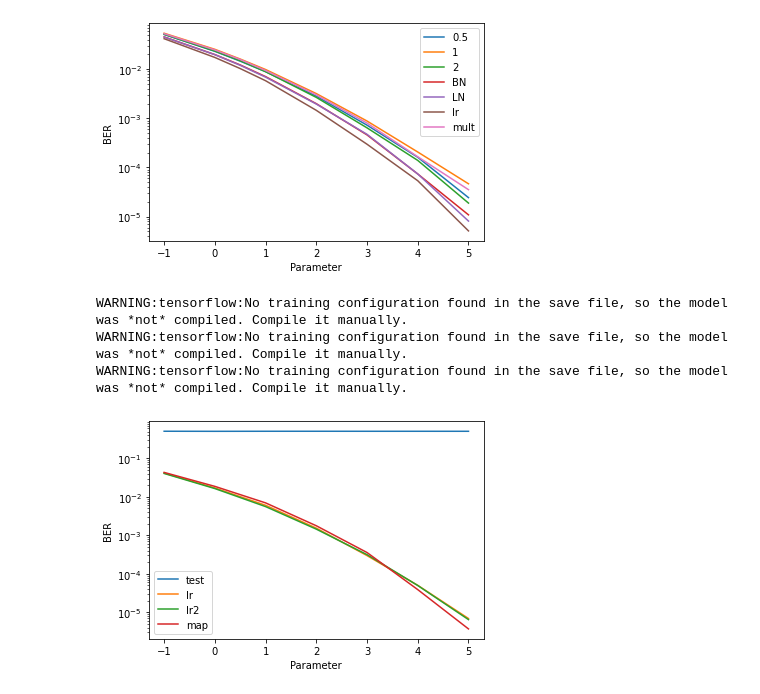
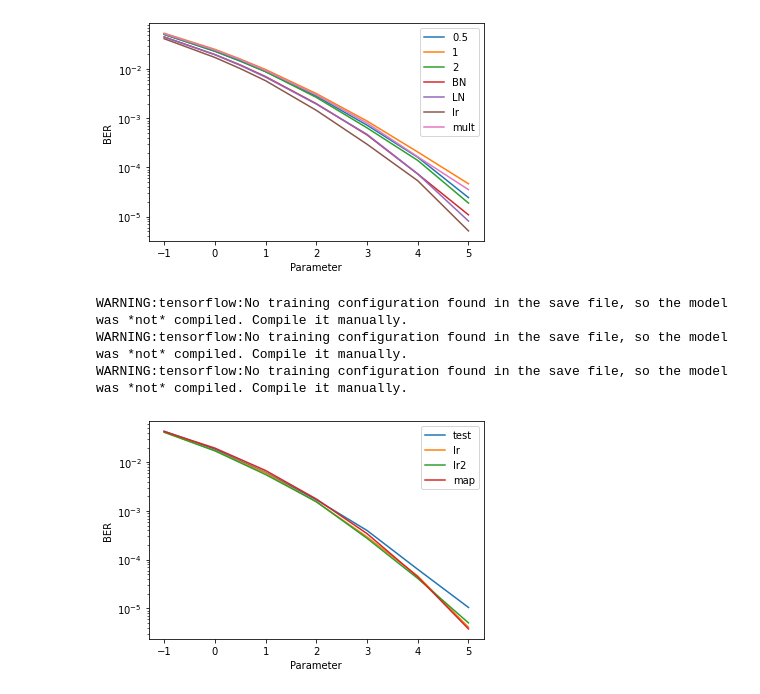
Before and after one commit to remzawi/deep_fec, a Jupyter notebook: OHAutoencoder_Plots.ipynb, the cells around one changed output. Cells and saved outputs as stored; diff of their text form; code cells hidden in the pictures.

```diff
--- a/OHAutoencoder_Plots.ipynb
+++ b/OHAutoencoder_Plots.ipynb
@@ -48,16 +45,16 @@ WARNING:tensorflow:No training configuration found in the save file, so the mode
 # %%
 from tensorflow.keras.models import load_model
 
-encoder_test,decoder_test=load_model('AWGNOHEncoder_test2.h5',custom_objects={'AWGN':AWGN,'Mish':Mish}),load_model('AWGNOHDecoder_test.h5',custom_objects={'AWGN':AWGN,'Mish':Mish},compile=False)
+encoder_test,decoder_test=load_model('AWGNOHEncoder_test3.h5',custom_objects={'AWGN':AWGN,'Mish':Mish}),load_model('AWGNOHDecoder_test3.h5',custom_objects={'AWGN':AWGN,'Mish':Mish},compile=False)
 encoder1_BN_lr,decoder1_BN_lr=load_model('AWGNOHEncoder_BN_lr.h5',custom_objects={'AWGN':AWGN}),load_model('AWGNOHDecoder_BN_lr.h5',custom_objects={'AWGN':AWGN},compile=False)
 encoder1_BN_lr2,decoder1_BN_lr2=load_model('AWGNOHEncoder_BN_lr2.h5',custom_objects={'AWGN':AWGN}),load_model('AWGNOHDecoder_BN_lr2.h5',custom_objects={'AWGN':AWGN},compile=False)
 
 
 encoder_list,decoder_list=[encoder_test,encoder1_BN_lr,encoder1_BN_lr2],[decoder_test,decoder1_BN_lr,decoder1_BN_lr2]
 multBER(encoder_list,decoder_list,'AWGN',[-1,0,1,2,3,4,5],do_polar_MAP=True,save_params=True,params_name=['params_map2.npy'],save_ber=True,ber_name=['ber_test_map2.npy','ber_1_lr_map2.npy','ber_1_lr2_map2.npy','ber_map2.npy'],plot_ber=True,points_per_value=[100000,100000,100000,100000,1000000,1500000,2000000],plot_legend=['test','lr','lr2','map'],
         save_fig=True,fig_name='ALLModelsBERwmap2.pdf')
 # %% [output]
 WARNING:tensorflow:No training configuration found in the save file, so the model was *not* compiled. Compile it manually.
 WARNING:tensorflow:No training configuration found in the save file, so the model was *not* compiled. Compile it manually.
 WARNING:tensorflow:No training configuration found in the save file, so the model was *not* compiled. Compile it manually.
-[figure, old version]
+[figure, new version]
```
Also changed, not shown: parts of 1 cell of this notebook, 9 other files.
